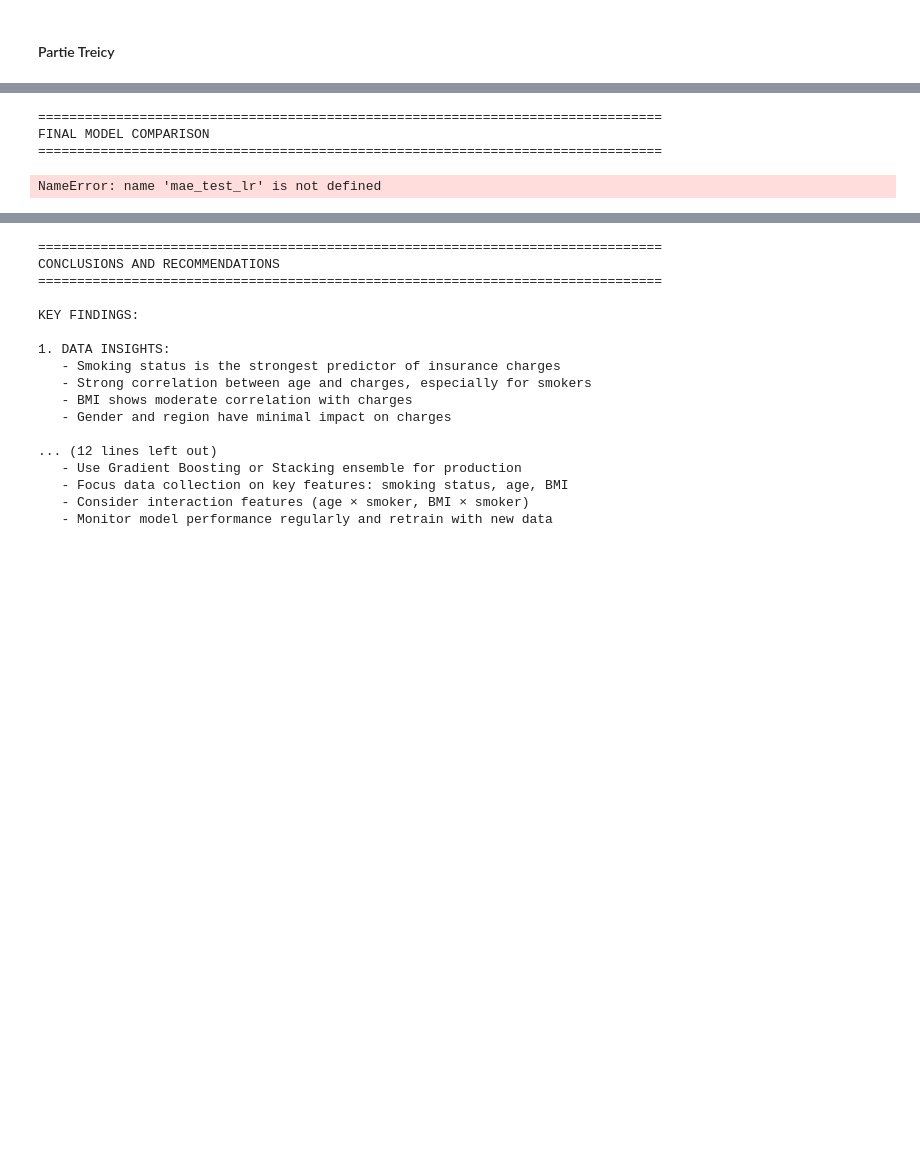
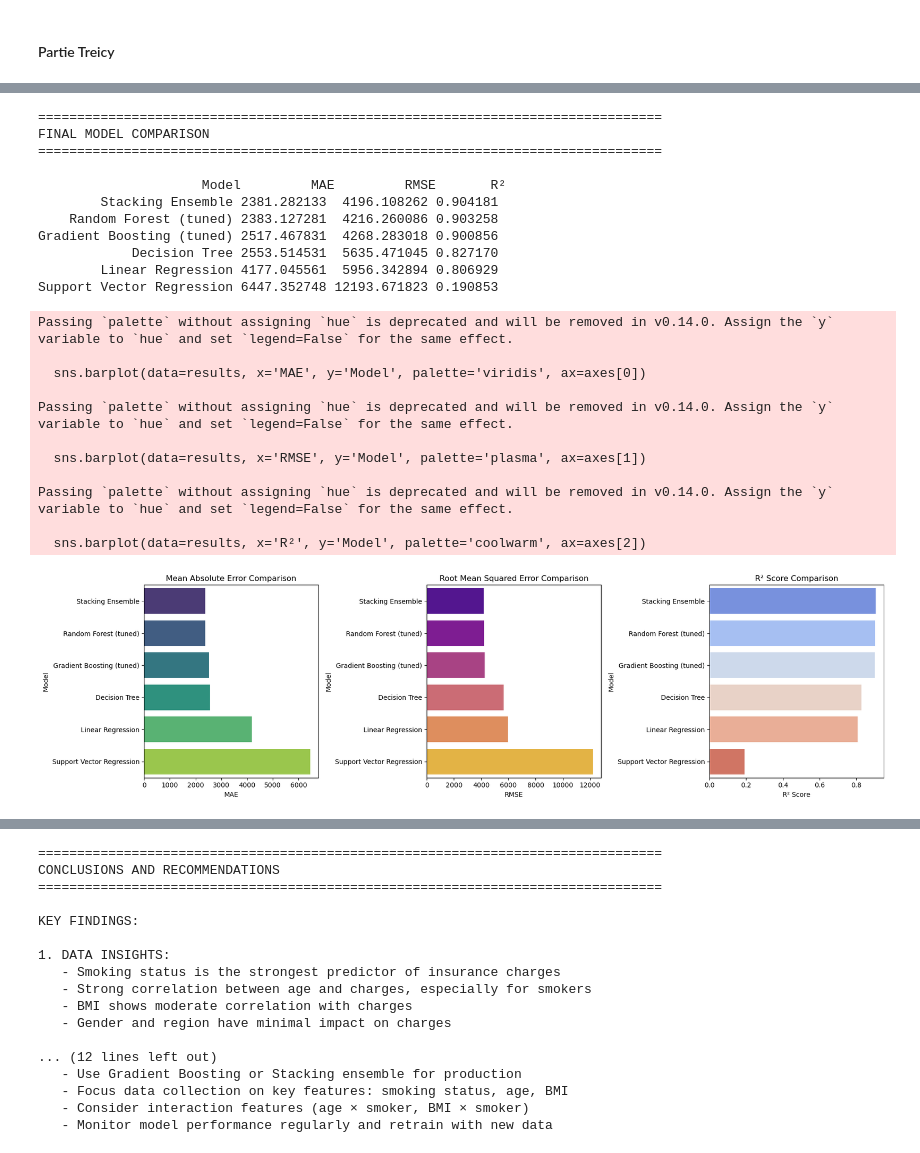
Before and after one commit to t-dnk/projet-ml-python, a Jupyter notebook: MachineLearning_SaraBENOSMAN_TreicyDIANANOUKA_AlmiraABISSI.ipynb, the cells around one changed output, grey strips where cells are left out. Cells and saved outputs as stored; diff of their text form; code cells hidden in the pictures; blank space fills up the shorter version.

```diff
--- a/MachineLearning_SaraBENOSMAN_TreicyDIANANOUKA_AlmiraABISSI.ipynb
+++ b/MachineLearning_SaraBENOSMAN_TreicyDIANANOUKA_AlmiraABISSI.ipynb
@@ -516,37 +633,56 @@ results = pd.DataFrame({
         'Support Vector Regression',
         'Stacking Ensemble'
     ],
-    'MAE': [mae_test_lr, mae_dt, mae_rf, mae_gb, mae_svr, mae_stacking],
-    'RMSE': [rmse_test_lr, rmse_dt, rmse_rf, rmse_gb, rmse_svr, rmse_stacking],
-    'R²': [r2_test_lr, r2_dt, r2_rf, r2_gb, r2_svr, r2_stacking]
+    'MAE': [mae_lr, mae_dt, mae_rf, mae_gb, mae_svr, mae_stacking],
+    'RMSE': [rmse_lr, rmse_dt, rmse_rf, rmse_gb, rmse_svr, rmse_stacking],
+    'R²': [r2_lr, r2_dt, r2_rf, r2_gb, r2_svr, r2_stacking]
 })
 
 results = results.sort_values(by='MAE', ascending=True)
 print("\n", results.to_string(index=False))
 
 # Visualize comparison
 fig, axes = plt.subplots(1, 3, figsize=(18, 5))
 
 sns.barplot(data=results, x='MAE', y='Model', palette='viridis', ax=axes[0])
 axes[0].set_title('Mean Absolute Error Comparison')
 axes[0].set_xlabel('MAE')
 
 sns.barplot(data=results, x='RMSE', y='Model', palette='plasma', ax=axes[1])
 axes[1].set_title('Root Mean Squared Error Comparison')
 axes[1].set_xlabel('RMSE')
 
 sns.barplot(data=results, x='R²', y='Model', palette='coolwarm', ax=axes[2])
 axes[2].set_title('R² Score Comparison')
 axes[2].set_xlabel('R² Score')
 
 plt.tight_layout()
 plt.savefig('model_comparison.png', dpi=300, bbox_inches='tight')
 plt.show()
 # %% [output]
 ================================================================================
 FINAL MODEL COMPARISON
 ================================================================================
+
+                     Model         MAE         RMSE       R²
+        Stacking Ensemble 2381.282133  4196.108262 0.904181
+    Random Forest (tuned) 2383.127281  4216.260086 0.903258
+Gradient Boosting (tuned) 2517.467831  4268.283018 0.900856
+            Decision Tree 2553.514531  5635.471045 0.827170
+        Linear Regression 4177.045561  5956.342894 0.806929
+Support Vector Regression 6447.352748 12193.671823 0.190853
-NameError: name 'mae_test_lr' is not defined
+Passing `palette` without assigning `hue` is deprecated and will be removed in v0.14.0. Assign the `y` variable to `hue` and set `legend=False` for the same effect.
+
+  sns.barplot(data=results, x='MAE', y='Model', palette='viridis', ax=axes[0])
+
+Passing `palette` without assigning `hue` is deprecated and will be removed in v0.14.0. Assign the `y` variable to `hue` and set `legend=False` for the same effect.
+
+  sns.barplot(data=results, x='RMSE', y='Model', palette='plasma', ax=axes[1])
+
+Passing `palette` without assigning `hue` is deprecated and will be removed in v0.14.0. Assign the `y` variable to `hue` and set `legend=False` for the same effect.
+
+  sns.barplot(data=results, x='R²', y='Model', palette='coolwarm', ax=axes[2])
+[figure, added]
 # %%
 print("\n" + "=" * 80)
 print("BEST MODEL SELECTION")
```
Also changed, not shown: parts of 5 cells of this notebook.
